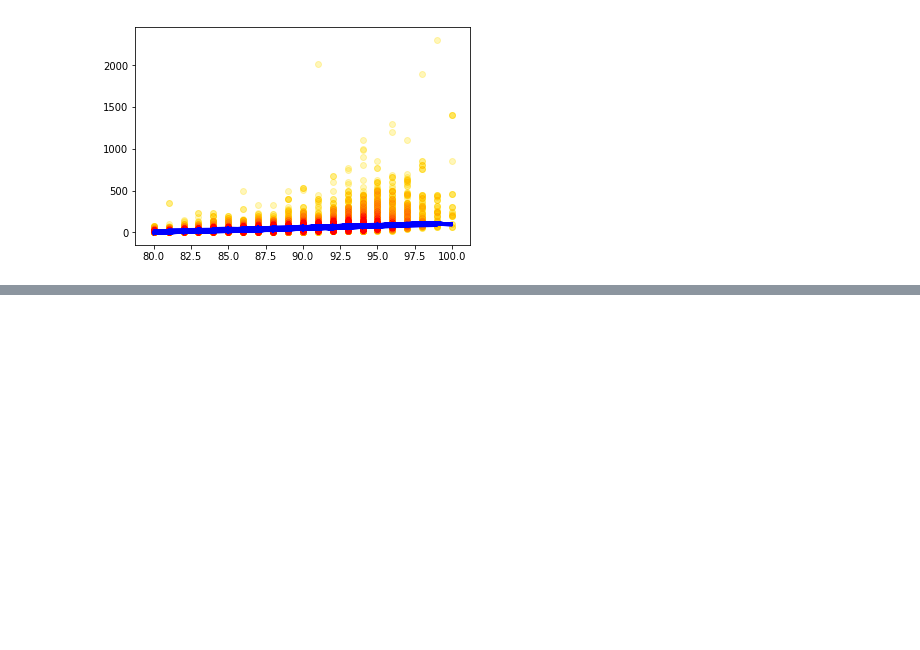
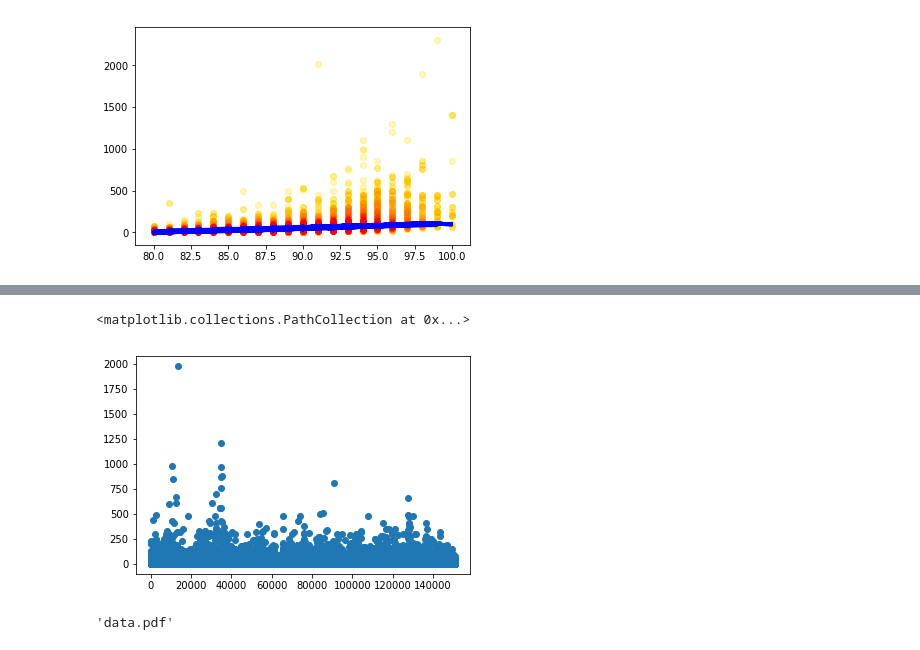
Before and after one commit to easonrecto/ORIE4741Project, a Jupyter notebook: Data Exploration.ipynb, the cells around one changed output, grey strips where cells are left out. Drawn from its saved outputs; the diff is of its cells as text; code cells hidden in the pictures; blank space fills up the shorter version.

```diff
--- a/Data Exploration.ipynb
+++ b/Data Exploration.ipynb
@@ -531,0 +405,12 @@ py.show()
+# %%
+prices = df['price'].unique()
+price_count=[]
+prices_kept = []
+for i in range(0,len(prices)):
+    price_count.append(len(df.loc[df['price'] == prices[i]]))
+    print(prices[i],len(df.loc[df['price'] == prices[i]]))
+for j in range(0,len(prices)):
+    if prices[j]>50:
+        prices_kept.append(prices[j])
+df = df[df['country'].isin(countries_kept)]
+size_of_dataset.append(len(df))
@@ -535,5 +462,5 @@ X = np.c_[X,country_dummy[0],country_dummy[1],country_dummy[2],country_dummy[3],
 Y = df['price'].as_matrix()
-clf = tree.DecisionTreeRegressor(criterion="mae",max_leaf_nodes = 100)
+clf = tree.DecisionTreeRegressor()
 # useful code: min_samples_leaf=10,max_depth=3,max_leaf_nodes = 100
 clf = clf.fit(X, Y)
 clf
@@ -540,3 +491,7 @@ clf
+# %%
+y_pred = rfr.predict(X)
+y_true = Y
+R2_score(y_pred,Y)
 # %%
 npy = []
 npy.append('points')
@@ -545,6 +500,13 @@ for i in countries_kpt:
 for i in varieties_kpt:
     npy.append(i)
 npy.append('ones')
+# %%
+y_pred = clf.predict(X)
+
+py.scatter(df.index,abs(y_true-y_pred))
+# %% [output]
+<matplotlib.collections.PathCollection at 0x...>
+[figure, added]
 # %%
 dot_data = tree.export_graphviz(clf, out_file=None,
                         feature_names=npy,
@@ -560,6 +522,8 @@ graph.render("data", view=True)
 #                         special_characters=True)
 #graph = graphviz.Source(dot_data)
 #graph
+# %% [output]
+'data.pdf'
 # %%
 # How to buy cheap wine 101
 
```
Also changed, not shown: parts of 26 cells of this notebook.
